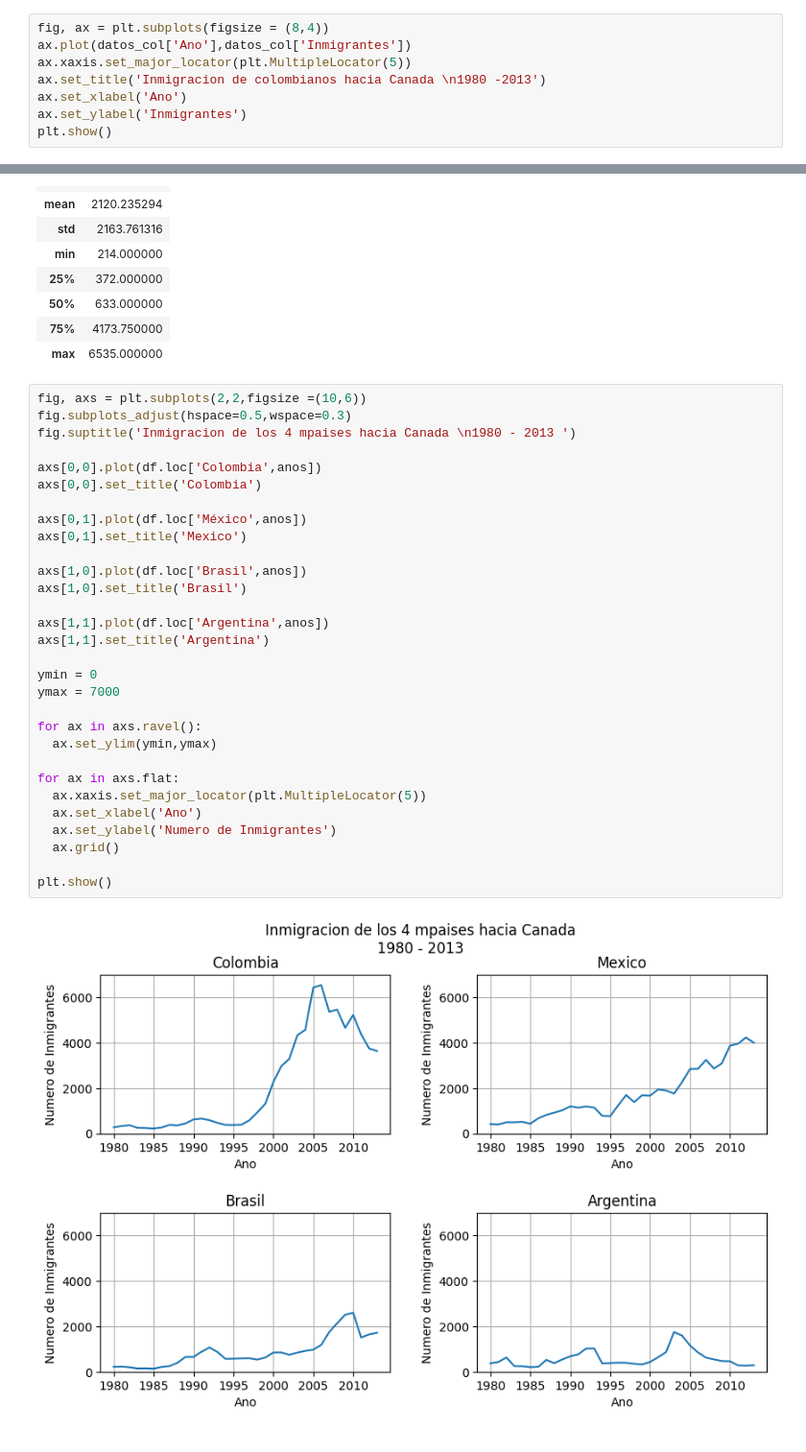
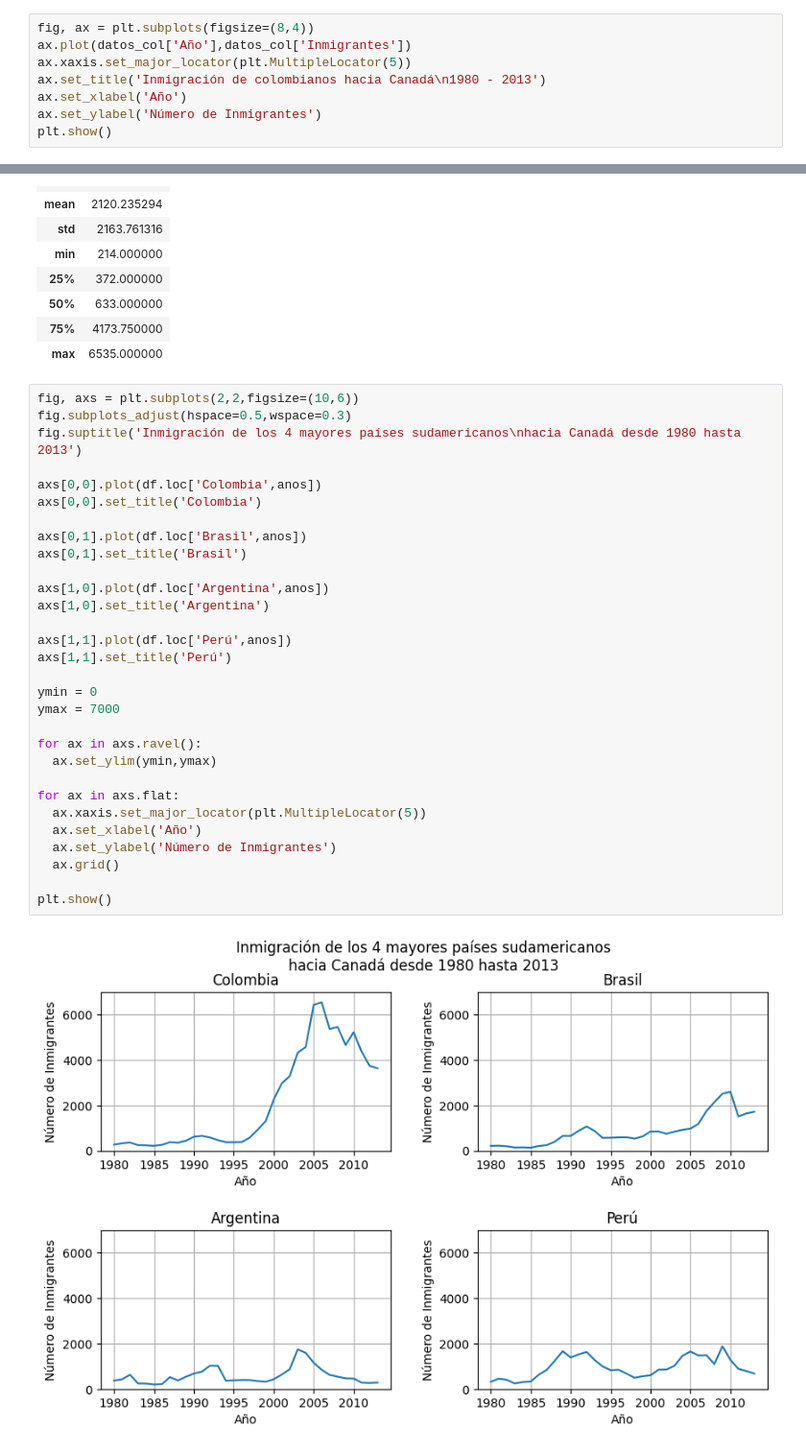
Before and after one commit to TheRealMrR/One_SegundaParte, a Jupyter notebook: visualizacion_de_datos_con_python.ipynb, the cells around one changed output, grey strips where cells are left out. Shown: that part at 96% size. Saved outputs shown, nothing was run; the diff lists cells and outputs as text.

```diff
--- a/visualizacion_de_datos_con_python.ipynb
+++ b/visualizacion_de_datos_con_python.ipynb
@@ -133,11 +134,11 @@ plt.show()
 # %% [output]
 [figure]
 # %%
-fig, ax = plt.subplots(figsize = (8,4))
-ax.plot(datos_col['Ano'],datos_col['Inmigrantes'])
+fig, ax = plt.subplots(figsize=(8,4))
+ax.plot(datos_col['Año'],datos_col['Inmigrantes'])
 ax.xaxis.set_major_locator(plt.MultipleLocator(5))
-ax.set_title('Inmigracion de colombianos hacia Canada \n1980 -2013')
-ax.set_xlabel('Ano')
-ax.set_ylabel('Inmigrantes')
+ax.set_title('Inmigración de colombianos hacia Canadá\n1980 - 2013')
+ax.set_xlabel('Año')
+ax.set_ylabel('Número de Inmigrantes')
 plt.show()
 # %% [output]
@@ -173,35 +175,35 @@ datos_col.describe()
 | 75% | 4173.750000 |
 | max | 6535.000000 |
 # %%
-fig, axs = plt.subplots(2,2,figsize =(10,6))
+fig, axs = plt.subplots(2,2,figsize=(10,6))
 fig.subplots_adjust(hspace=0.5,wspace=0.3)
-fig.suptitle('Inmigracion de los 4 mpaises hacia Canada \n1980 - 2013 ')
+fig.suptitle('Inmigración de los 4 mayores países sudamericanos\nhacia Canadá desde 1980 hasta 2013')
 
 axs[0,0].plot(df.loc['Colombia',anos])
 axs[0,0].set_title('Colombia')
 
-axs[0,1].plot(df.loc['México',anos])
-axs[0,1].set_title('Mexico')
+axs[0,1].plot(df.loc['Brasil',anos])
+axs[0,1].set_title('Brasil')
 
-axs[1,0].plot(df.loc['Brasil',anos])
-axs[1,0].set_title('Brasil')
+axs[1,0].plot(df.loc['Argentina',anos])
+axs[1,0].set_title('Argentina')
 
-axs[1,1].plot(df.loc['Argentina',anos])
-axs[1,1].set_title('Argentina')
+axs[1,1].plot(df.loc['Perú',anos])
+axs[1,1].set_title('Perú')
 
 ymin = 0
 ymax = 7000
 
 for ax in axs.ravel():
   ax.set_ylim(ymin,ymax)
 
 for ax in axs.flat:
   ax.xaxis.set_major_locator(plt.MultipleLocator(5))
-  ax.set_xlabel('Ano')
-  ax.set_ylabel('Numero de Inmigrantes')
+  ax.set_xlabel('Año')
+  ax.set_ylabel('Número de Inmigrantes')
   ax.grid()
 
 plt.show()
 # %% [output]
-[figure, old version]
+[figure, new version]
 # %%
```
Also changed, not shown: parts of 20 cells of this notebook.
